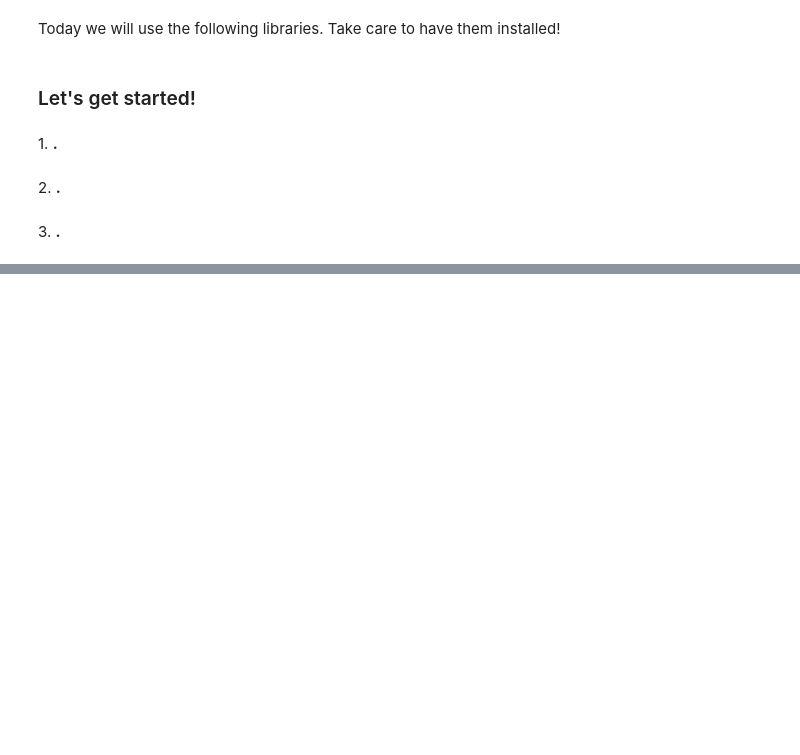
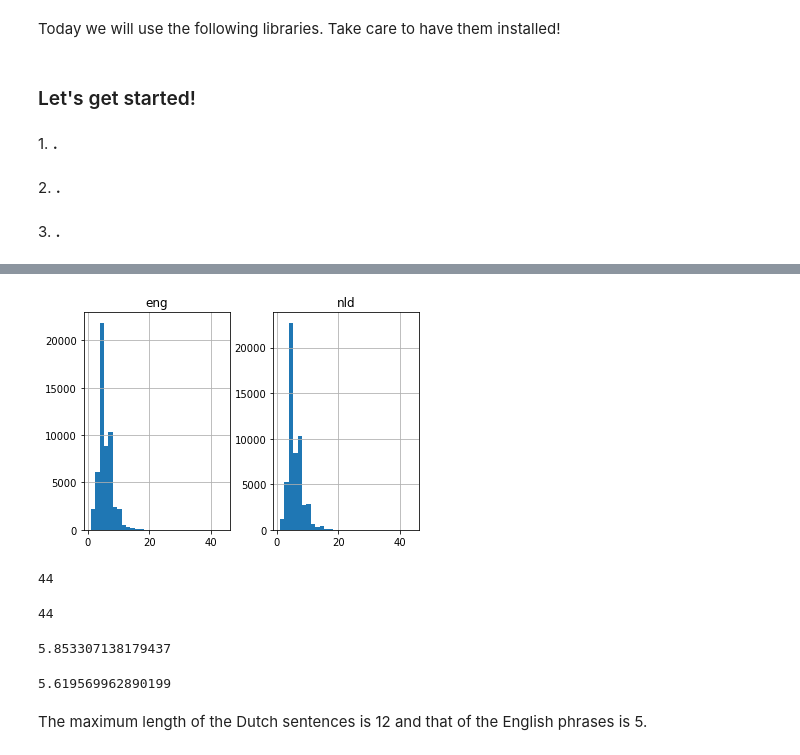
Before and after one commit to bagheria/applied_tm, a Jupyter notebook: thursday/Practicals/Impractical 7.ipynb, the cells around one changed output, grey strips where cells are left out. Cells and saved outputs as stored; diff of their text form; code cells hidden in the pictures; blank space fills up the shorter version.

```diff
--- a/thursday/Practicals/Impractical 7.ipynb
+++ b/thursday/Practicals/Impractical 7.ipynb
@@ -34,0 +62,2 @@ import numpy as np
+# %%
+nld_eng = nld_eng[:5000,:]
@@ -34,0 +81,3 @@ import numpy as np
+# %%
+nld_eng[:,0] = [s.translate(str.maketrans('', '', string.punctuation)) for s in nld_eng[:,0]]
+nld_eng[:,1] = [s.translate(str.maketrans('', '', string.punctuation)) for s in nld_eng[:,1]]
@@ -34,0 +104,5 @@ import numpy as np
+# %%
+# convert to lowercase
+for i in range(len(nld_eng)):
+    nld_eng[i,0] = nld_eng[i,0].lower()
+    nld_eng[i,1] = nld_eng[i,1].lower()
@@ -34,0 +129,37 @@ import numpy as np
+# %%
+# empty lists
+eng_l = []
+nld_l = []
+
+# populate the lists with sentence lengths
+for i in nld_eng[:,0]:
+    eng_l.append(len(i.split()))
+
+for i in nld_eng[:,1]:
+    nld_l.append(len(i.split()))
+# %%
+length_df = pd.DataFrame({'eng':eng_l, 'nld':nld_l})
+length_df.hist(bins = 30)
+plt.show()
+# %% [output]
+[figure, added]
+# %%
+max(eng_l)
+# %% [output]
+44
+# %%
+max(nld_l)
+# %% [output]
+44
+# %%
+type(nld_l)
+import statistics
+statistics.mean(nld_l)
+# %% [output]
+5.853307138179437
+# %%
+statistics.mean(eng_l)
+# %% [output]
+5.619569962890199
+# %% [markdown]
+The maximum length of the Dutch sentences is 12 and that of the English phrases is 5.
```
Also changed, not shown: parts of 28 cells of this notebook.
